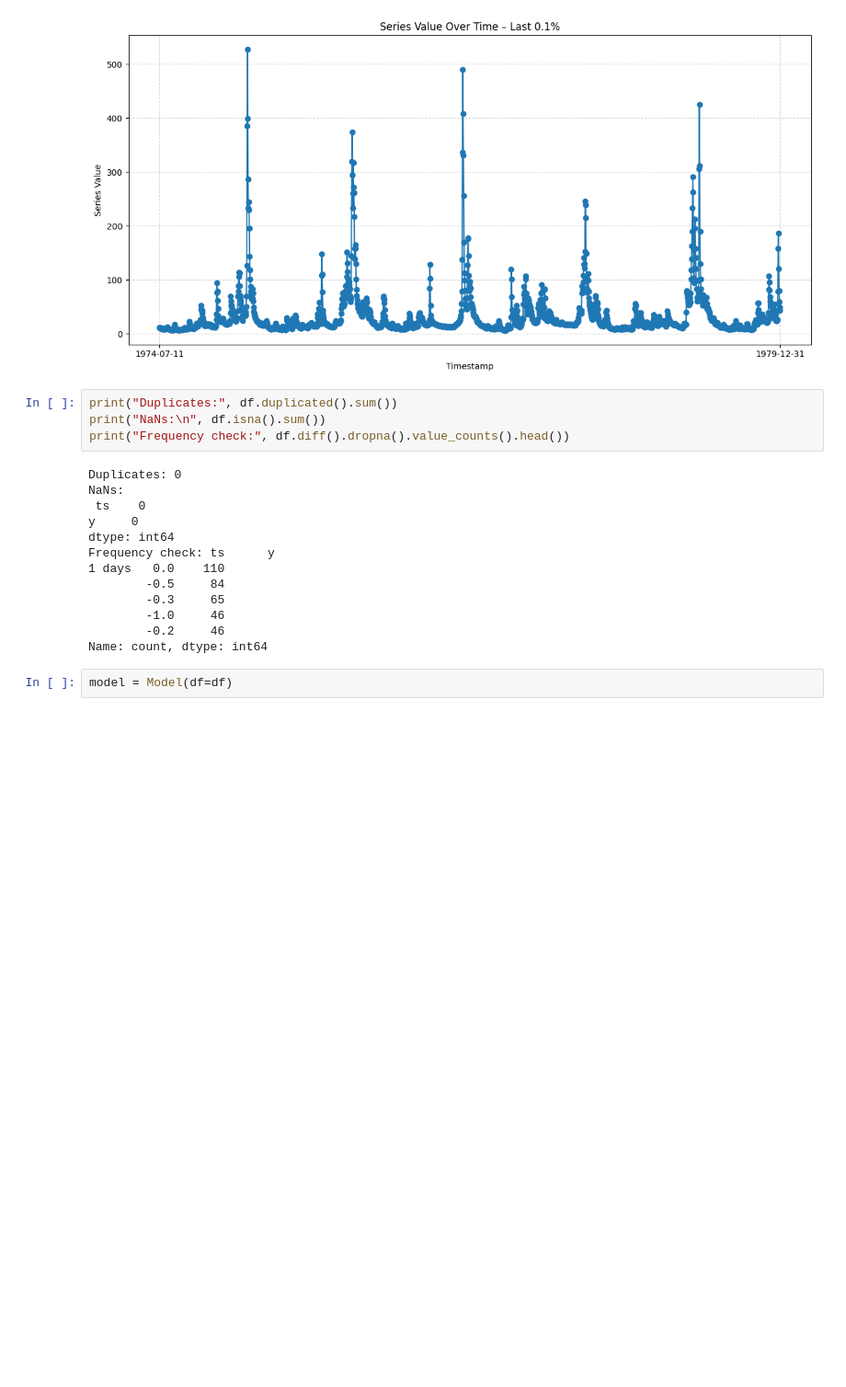
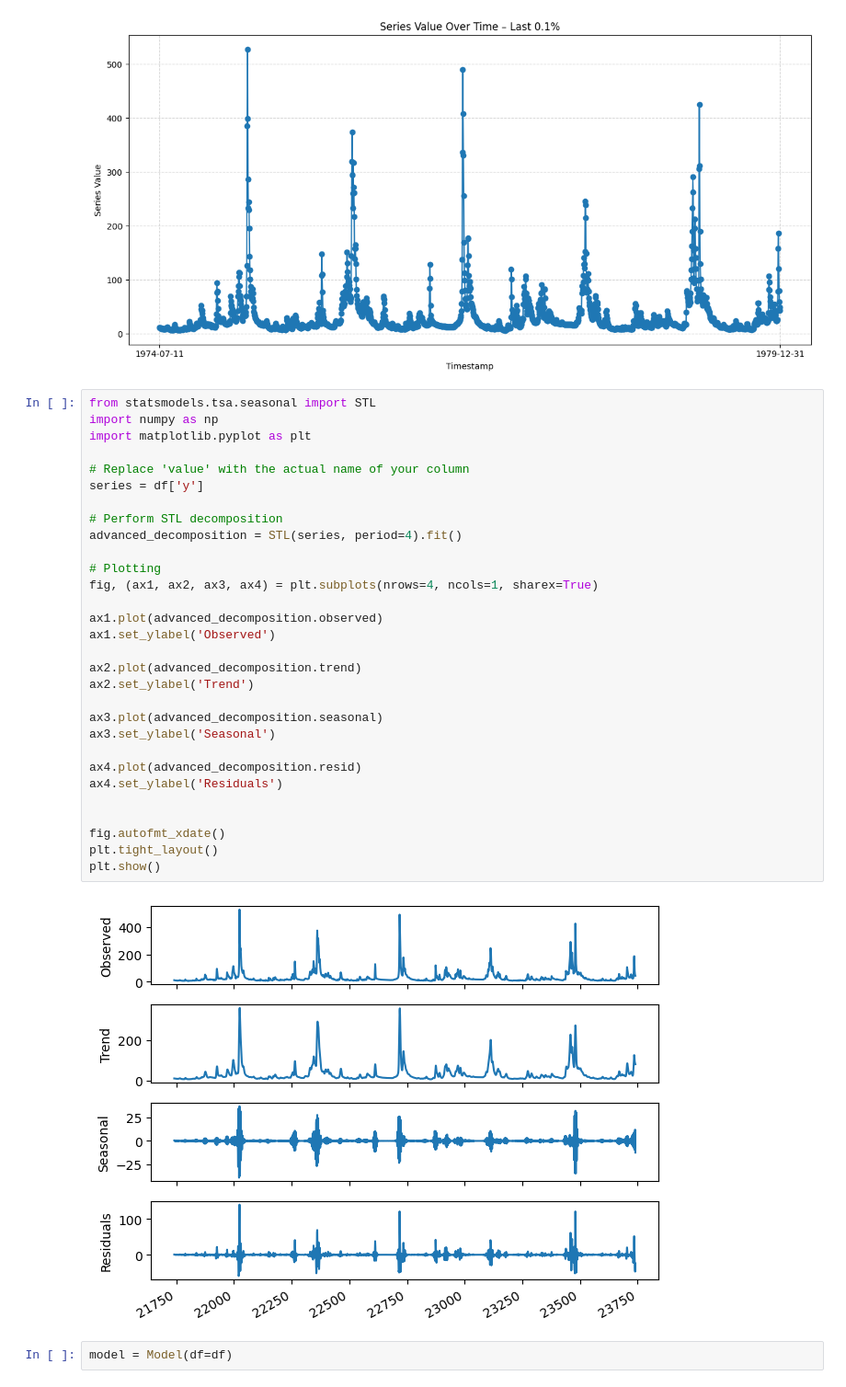
Before and after one commit to florivz/TSF-SS25-TimeGPT, a Jupyter notebook: skripts/forecasting/saugeenday_model.ipynb, the cells around one changed output. Shown at 92% size. Drawn from its saved outputs; the diff is of its cells as text; blank space fills up the shorter version.

```diff
--- a/skripts/forecasting/saugeenday_model.ipynb
+++ b/skripts/forecasting/saugeenday_model.ipynb
@@ -37,23 +37,38 @@ plt.tight_layout()
 plt.show()
 # %% [output]
 [figure]
-# %%
-print("Duplicates:", df.duplicated().sum())
-print("NaNs:\n", df.isna().sum())
-print("Frequency check:", df.diff().dropna().value_counts().head())
-# %% [output]
-Duplicates: 0
-NaNs:
- ts    0
-y     0
-dtype: int64
-Frequency check: ts      y
-1 days   0.0    110
-        -0.5     84
-        -0.3     65
-        -1.0     46
-        -0.2     46
-Name: count, dtype: int64
+# %%
+from statsmodels.tsa.seasonal import STL
+import numpy as np
+import matplotlib.pyplot as plt
+
+# Replace 'value' with the actual name of your column
+series = df['y']
+
+# Perform STL decomposition
+advanced_decomposition = STL(series, period=4).fit()
+
+# Plotting
+fig, (ax1, ax2, ax3, ax4) = plt.subplots(nrows=4, ncols=1, sharex=True)
+
+ax1.plot(advanced_decomposition.observed)
+ax1.set_ylabel('Observed')
+
+ax2.plot(advanced_decomposition.trend)
+ax2.set_ylabel('Trend')
+
+ax3.plot(advanced_decomposition.seasonal)
+ax3.set_ylabel('Seasonal')
+
+ax4.plot(advanced_decomposition.resid)
+ax4.set_ylabel('Residuals')
+
+
+fig.autofmt_xdate()
+plt.tight_layout()
+plt.show()
+# %% [output]
+[figure, added]
 # %%
 model = Model(df=df)
 # %%
```
Also changed, not shown: parts of 2 cells of this notebook, 1 other file.
